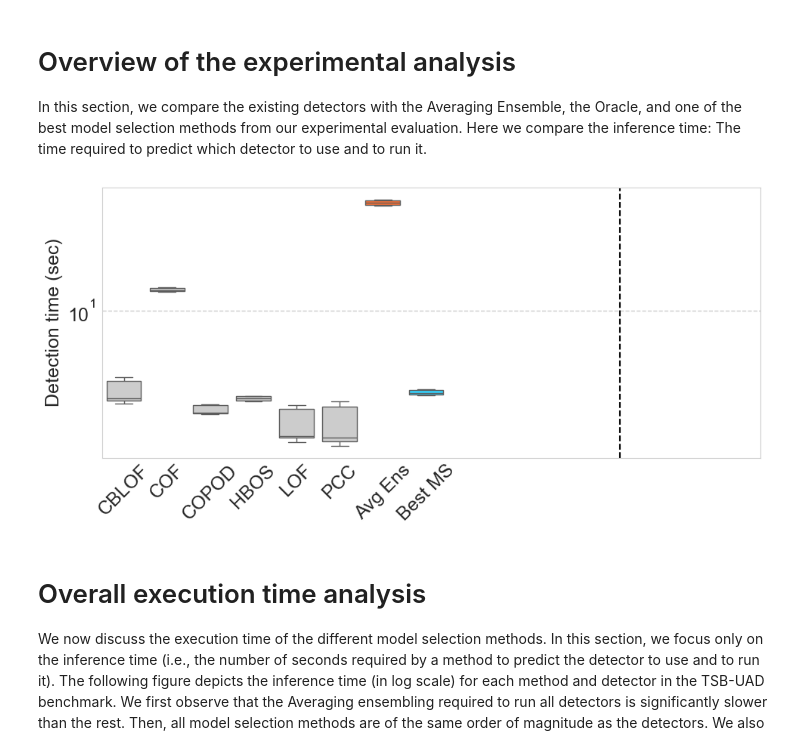
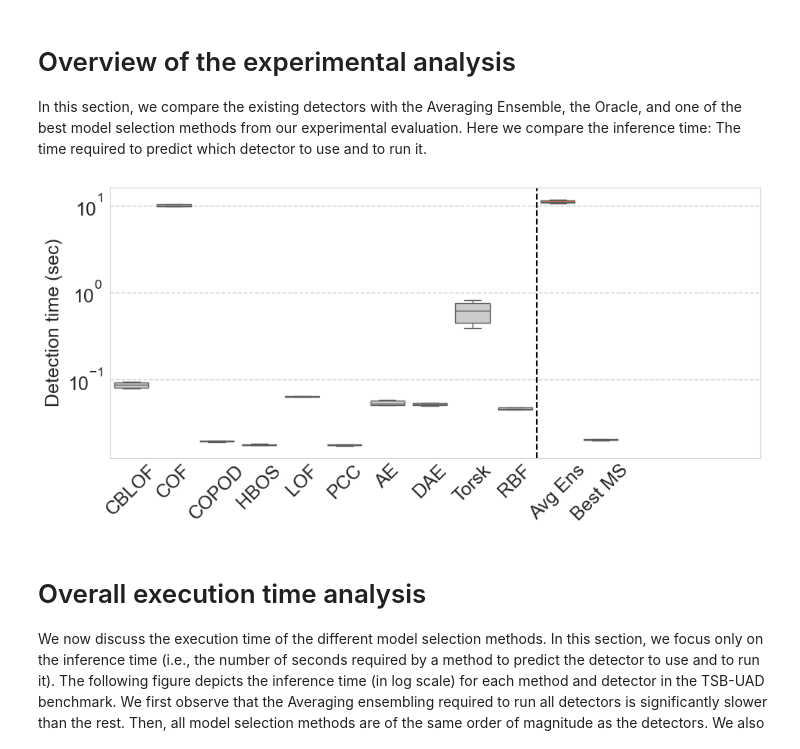
Before and after one commit to doanthihoaithu/MSAD, a Jupyter notebook: experiments/execution_time_analysis/execution_time_evaluation_mts.ipynb, the cells around one changed output. Saved outputs shown, nothing was run; the diff lists cells and outputs as text; code cells hidden in the pictures.

```diff
--- a/experiments/execution_time_analysis/execution_time_evaluation_mts.ipynb
+++ b/experiments/execution_time_analysis/execution_time_evaluation_mts.ipynb
@@ -33,7 +43,7 @@ This file contains the accuracy scores for 496 time series (time series in the t
 # Uncomment this command and all plt.savefig(...) commands to save the generated figures
 # figure_path = 'dummy/path/{}.svg'
 
-df = pd.read_csv('../../results_mts/execution_time/current_inference_time.csv')
+df = pd.read_csv(f'../../results_mts/merged_scores/{current_dataset}/current_inference_time.csv')
 if 'Unnamed: 0' in df.columns:
     df = df.drop(labels='Unnamed: 0', axis=1)
 df = df.rename(columns={"Avg Ens.": "Avg Ens"})
@@ -64,12 +74,12 @@ methods_feature = [
 ]
 
 # old_methods = ['IFOREST', 'LOF', 'MP', 'NORMA', 'IFOREST1', 'HBOS', 'OCSVM','PCA', 'AE', 'CNN', 'LSTM', 'POLY']
-old_methods =['CBLOF', 'COF', 'COPOD','HBOS','LOF','PCC']
+old_methods = ['CBLOF', 'COF', 'COPOD', 'HBOS', 'LOF', 'PCC', 'AutoEncoder (AE)', 'DenoisingAutoEncoder (DAE)', 'Torsk', 'Random Black Forest (RR)']
 
 Base_methods = ['Avg Ens']
 
 # all_length = [16, 32, 64, 128, 256, 512, 768, 1024]
-all_length = [32]
+all_length = [16, 32, 64, 128]
 
 all_methods = old_methods + Base_methods
 all_methods += [meth.format(length) for meth in methods_conv for length in all_length]
@@ -113,7 +118,7 @@ df
 ### Define camera-ready method names
 # %%
 # all_length = [16, 32, 64, 128, 256, 512, 768, 1024]
-all_length = [32]
+# all_length = [32]
 
 template_names = {
     'inception_time_{}': 'InceptTime-{}',
@@ -145,6 +150,10 @@ template_names = {
     'OCSVM': 'OCSVM',
     'PCA': 'PCA',
     'AE': 'AE',
+    'AutoEncoder (AE)': 'AE',
+    'DenoisingAutoEncoder (DAE)': 'DAE',
+    'Torsk': 'Torsk',
+    'Random Black Forest (RR)': 'RBF',
     'CNN': 'CNN',
     'LSTM': 'LSTM',
     'POLY': 'POLY',
@@ -180,36 +189,38 @@ def plot_result_boxplot_dataset():
     plt.grid(color='k', linestyle='--', linewidth=1, alpha=0.2)
     # best_ms = 'resnet_1024'
 #     best_ms = 'convnet_128'
     best_ms = 'rocket_32'
+    best_ms = 'ada_boost_16'
 
     # old_method_order = ['LSTM', 'LOF', 'CNN', 'AE', 'IFOREST', 'HBOS', 'MP', 'IFOREST1', 'NORMA', 'OCSVM', 'PCA', 'POLY']
-    old_method_order =['CBLOF', 'COF', 'COPOD','HBOS','LOF','PCC']
+    # old_method_order =['CBLOF', 'COF', 'COPOD','HBOS','LOF','PCC']
+    old_method_order = ['CBLOF', 'COF', 'COPOD', 'HBOS', 'LOF', 'PCC', 'AutoEncoder (AE)', 'DenoisingAutoEncoder (DAE)', 'Torsk', 'Random Black Forest (RR)']
     my_pal = {method: methods_colors["detectors"] for method in old_method_order}
     my_pal = {**my_pal, **{"Avg Ens": methods_colors["avg_ens"], best_ms: methods_colors["best_ms"],'Oracle': methods_colors["oracle"] }}
 
     tmp_methods = old_method_order + ['Avg Ens', best_ms]
     bplot = sns.boxplot(data=df[tmp_methods], palette=my_pal, showfliers = False, saturation=1, whis=0.241289844)
 
     xticks_labels = []
     for x in tmp_methods:
         if x != best_ms:
             xticks_labels.append(final_names[x])
         else:
             xticks_labels.append(final_names['best_ms'])
 
     plt.xticks(list(range(len(xticks_labels))), xticks_labels, rotation=45)
     plt.ylabel('Detection time (sec)')
 
     plt.yscale('log')
-    plt.axvline(11.5, color='black', linestyle='--')
+    plt.axvline(9.5, color='black', linestyle='--')
     plt.xlim(-0.5, 14.75)
     plt.tight_layout()
 #     plt.savefig(figure_path.format('1_intro_fig_2'), transparent=True)
     plt.show()
 
 plot_result_boxplot_dataset()
 # %% [output]
-[figure, old version]
+[figure, new version]
 # %% [markdown]
 # Overall execution time analysis
 
```
Also changed, not shown: parts of 2 cells of this notebook, 8 other files.
